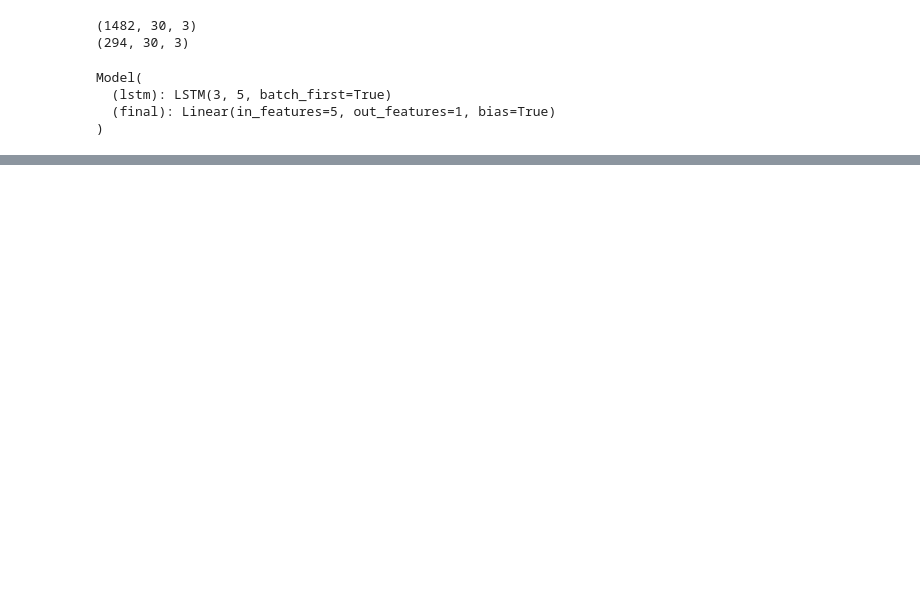
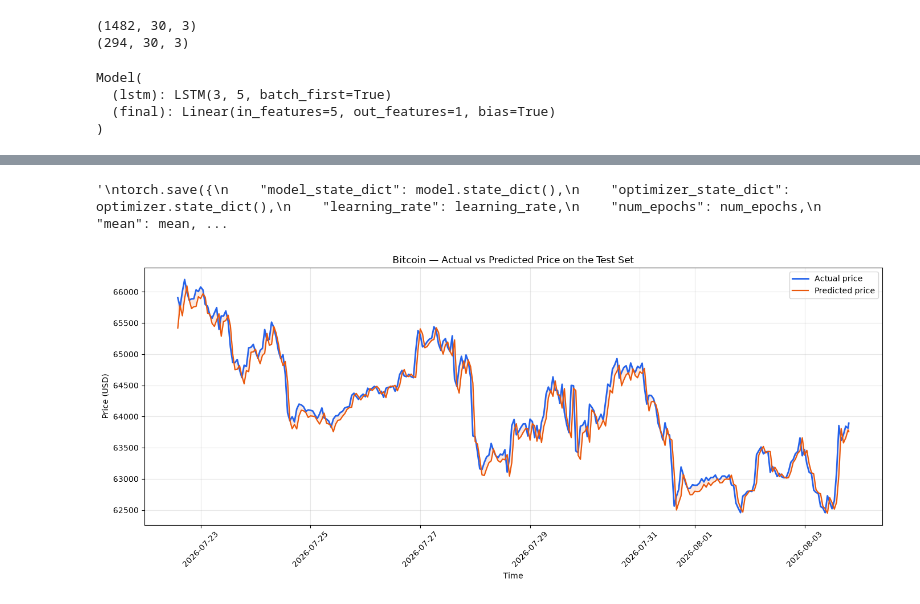
Before and after one commit to SANIC6/Bitcoin-Predictor, a Jupyter notebook: main-notebook.ipynb, the cells around one changed output, grey strips where cells are left out. Drawn from its saved outputs; the diff is of its cells as text; code cells hidden in the pictures; blank space fills up the shorter version.

Commit message:
model 2

```diff
--- a/main-notebook.ipynb
+++ b/main-notebook.ipynb
@@ -348,15 +380,47 @@ Model beats 'copy previous close' on 40.7% of test windows
 # %%
-#torch.save({
-#    "model_state_dict": model.state_dict(),
-#    "optimizer_state_dict": optimizer.state_dict(),
-#    "learning_rate": learning_rate,
-#    "num_epochs": num_epochs,
-#    "mean": mean,
-#    "std": std,
-#    "price_mean": price_mean,
-#    "price_std": price_std,
-#    "training_loss": training_loss,
-#    "testing_loss": testing_loss,
-#    "rmse_usd": rmse,
-#    "mae_usd": mae
-#}, "bitcoin_lstm_model.pt")
+'''
+torch.save({
+    "model_state_dict": model.state_dict(),
+    "optimizer_state_dict": optimizer.state_dict(),
+    "learning_rate": learning_rate,
+    "num_epochs": num_epochs,
+    "mean": mean,
+    "std": std,
+    "price_mean": price_mean,
+    "price_std": price_std,
+    "training_loss": training_loss,
+    "testing_loss": testing_loss,
+    "rmse_usd": rmse,
+    "mae_usd": mae
+}, "bitcoin_lstm_model.pt")
+
+'''
+# %% [output]
+'\ntorch.save({\n    "model_state_dict": model.state_dict(),\n    "optimizer_state_dict": optimizer.state_dict(),\n    "learning_rate": learning_rate,\n    "num_epochs": num_epochs,\n    "mean": mean, ...
+# %%
+# Map each test prediction back to its real timestamp.
+# Prediction i targets the price at test row i + 30, which is
+# global row (val_end + 30 + i) of df_combined — i.e. the last
+# len(all_true) timestamps of the dataset.
+test_timestamps = df_combined["timestamp"].iloc[
+    val_end + 30 : val_end + 30 + len(all_true)
+].reset_index(drop=True)
+
+plt.figure(figsize=(14, 6))
+
+plt.plot(test_timestamps, all_true,  label="Actual price",   color="#2563eb", linewidth=2)
+plt.plot(test_timestamps, all_preds, label="Predicted price", color="#ea580c", linewidth=1.6)
+
+# Shade the gap between the lines — that IS the prediction error
+plt.fill_between(test_timestamps, all_true, all_preds, color="#ea580c", alpha=0.12)
+
+plt.xlabel("Time")
+plt.ylabel("Price (USD)")
+plt.title("Bitcoin — Actual vs Predicted Price on the Test Set")
+plt.legend()
+plt.grid(True, alpha=0.3)
+plt.xticks(rotation=45)
+plt.tight_layout()
+plt.show()
+# %% [output]
+[figure, added]
```
Also changed, not shown: parts of 6 cells of this notebook, 7 other files.
